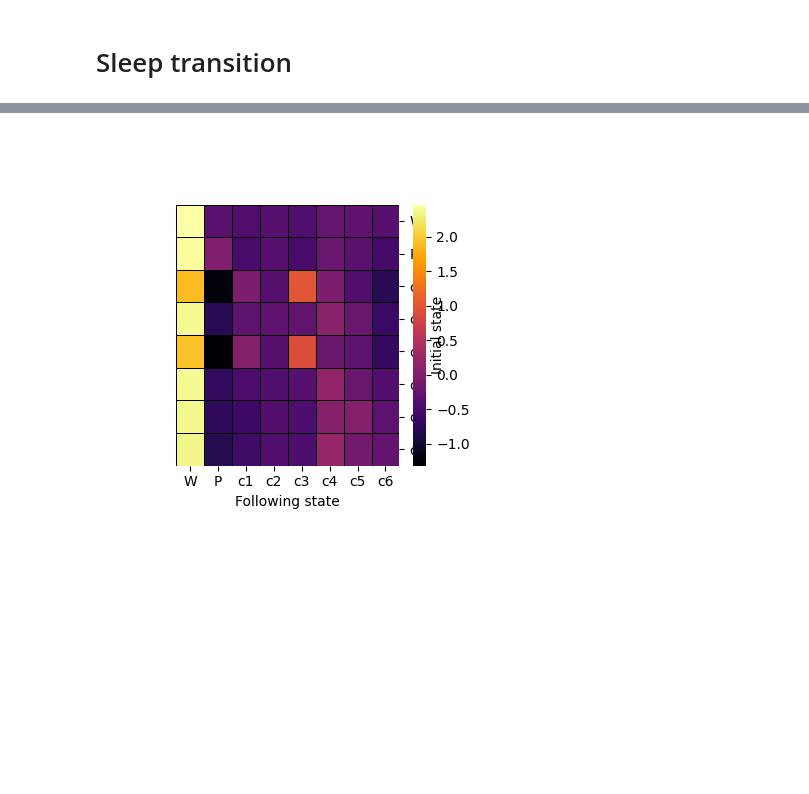
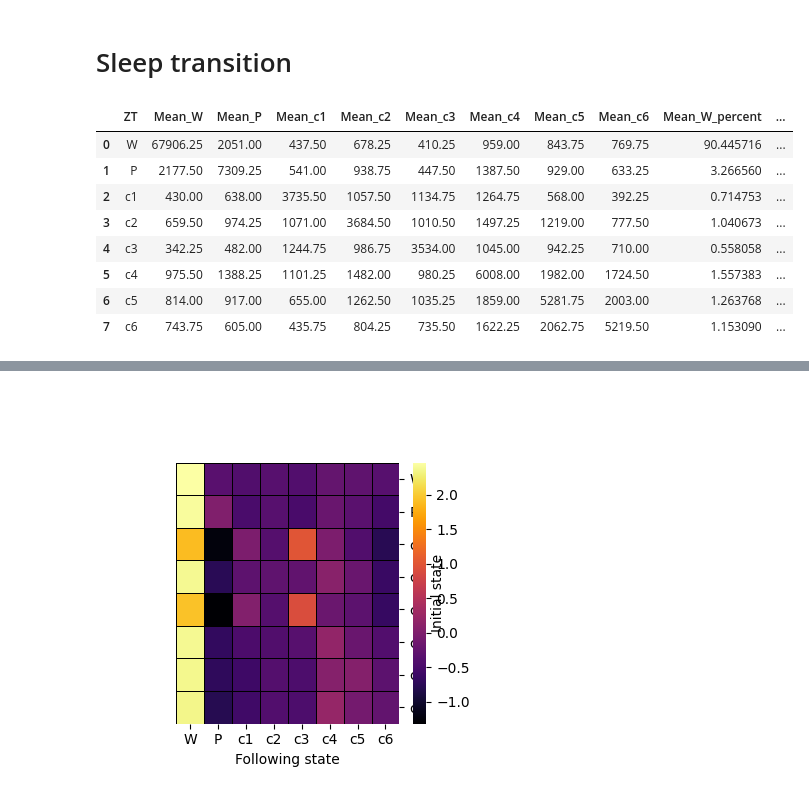
Before and after one commit to Carboneinerte/SleepAnalysis, a Jupyter notebook: separate_days.ipynb, the cells around one changed output, grey strips where cells are left out. Cells and saved outputs as stored; diff of their text form; code cells hidden in the pictures; blank space fills up the shorter version.

```diff
--- a/separate_days.ipynb
+++ b/separate_days.ipynb
@@ -458,3 +458,15 @@ df.columns = df.index
 df2.columns = df2.index
 df1.columns = df1.index
 df3.columns = df3.index
+# %%
+NS_df['average_df']
+# %% [output]
+|  | ZT | Mean_W | Mean_P | Mean_c1 | Mean_c2 | Mean_c3 | Mean_c4 | Mean_c5 | Mean_c6 | Mean_W_percent | ... |
+| 0 | W | 67906.25 | 2051.00 | 437.50 | 678.25 | 410.25 | 959.00 | 843.75 | 769.75 | 90.445716 | ... |
+| 1 | P | 2177.50 | 7309.25 | 541.00 | 938.75 | 447.50 | 1387.50 | 929.00 | 633.25 | 3.266560 | ... |
+| 2 | c1 | 430.00 | 638.00 | 3735.50 | 1057.50 | 1134.75 | 1264.75 | 568.00 | 392.25 | 0.714753 | ... |
+| 3 | c2 | 659.50 | 974.25 | 1071.00 | 3684.50 | 1010.50 | 1497.25 | 1219.00 | 777.50 | 1.040673 | ... |
+| 4 | c3 | 342.25 | 482.00 | 1244.75 | 986.75 | 3534.00 | 1045.00 | 942.25 | 710.00 | 0.558058 | ... |
+| 5 | c4 | 975.50 | 1388.25 | 1101.25 | 1482.00 | 980.25 | 6008.00 | 1982.00 | 1724.50 | 1.557383 | ... |
+| 6 | c5 | 814.00 | 917.00 | 655.00 | 1262.50 | 1035.25 | 1859.00 | 5281.75 | 2003.00 | 1.263768 | ... |
+| 7 | c6 | 743.75 | 605.00 | 435.75 | 804.25 | 735.50 | 1622.25 | 2062.75 | 5219.50 | 1.153090 | ... |
```
Also changed, not shown: parts of 7 cells of this notebook.
